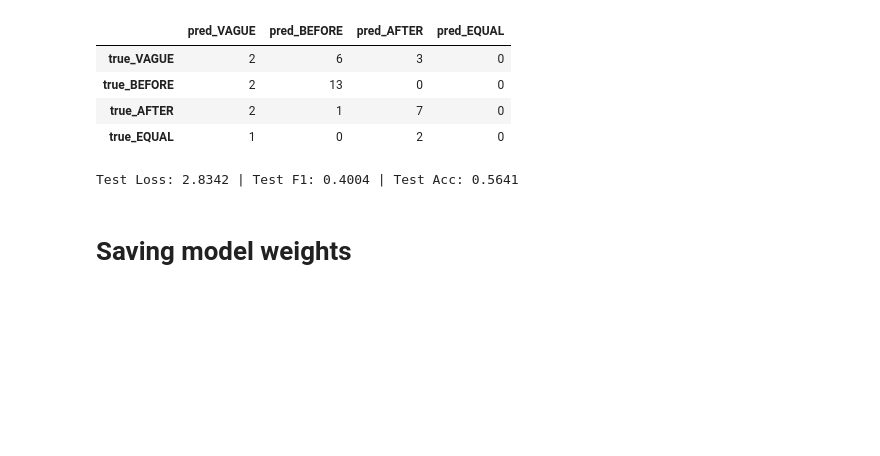
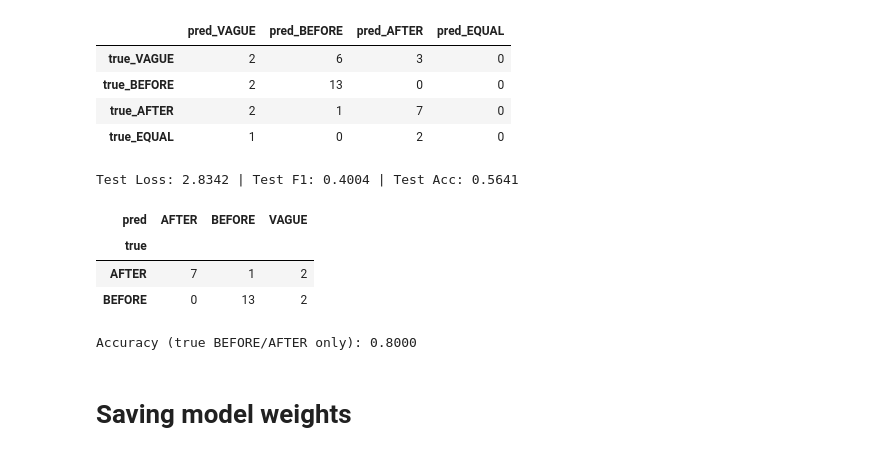
Before and after one commit to poznyakovskiy/event_extraction, a Jupyter notebook: temp_relation.ipynb, the cells around one changed output. Cells and saved outputs as stored; diff of their text form; code cells hidden in the pictures; blank space fills up the shorter version.

```diff
--- a/temp_relation.ipynb
+++ b/temp_relation.ipynb
@@ -316,6 +316,30 @@ print(f"Test Loss: {test_metrics['val_loss']:.4f} | Test F1: {test_metrics['macr
 | true_AFTER | 2 | 1 | 7 | 0 |
 | true_EQUAL | 1 | 0 | 2 | 0 |
 Test Loss: 2.8342 | Test F1: 0.4004 | Test Acc: 0.5641
+# %%
+before_id = const.relation2id["BEFORE"]
+after_id = const.relation2id["AFTER"]
+
+mask = pd.Series(y_true).isin([before_id, after_id]).values
+y_true_ba = y_true[mask]
+y_pred_ba = y_pred[mask]
+
+cm_ba_df = pd.crosstab(
+    pd.Series([const.id2relation[i] for i in y_true_ba], name="true"),
+    pd.Series([const.id2relation[i] for i in y_pred_ba], name="pred"),
+    dropna=False
+)
+
+acc_ba = accuracy_score(y_true_ba, y_pred_ba)
+
+display(cm_ba_df)
+print(f"Accuracy (true BEFORE/AFTER only): {acc_ba:.4f}")
+# %% [output]
+| pred | AFTER | BEFORE | VAGUE |
+| true |  |  |  |
+| AFTER | 7 | 1 | 2 |
+| BEFORE | 0 | 13 | 2 |
+Accuracy (true BEFORE/AFTER only): 0.8000
 # %% [markdown]
 # Saving model weights
 # %%
```
